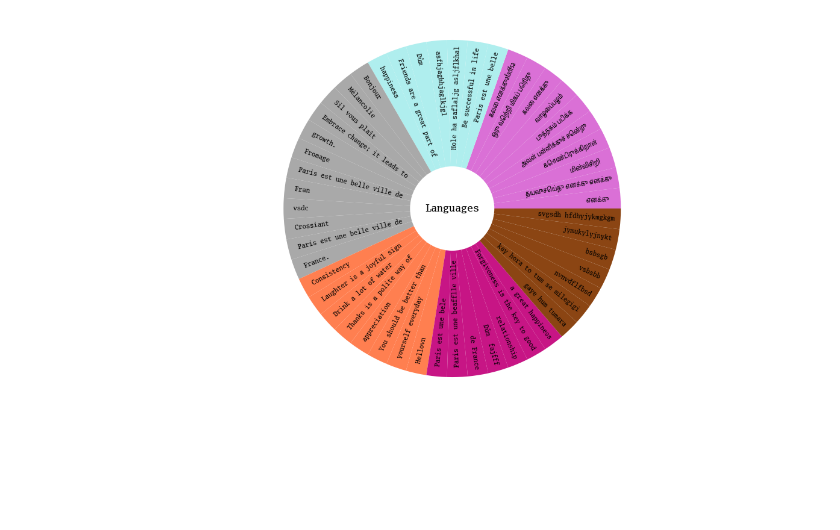
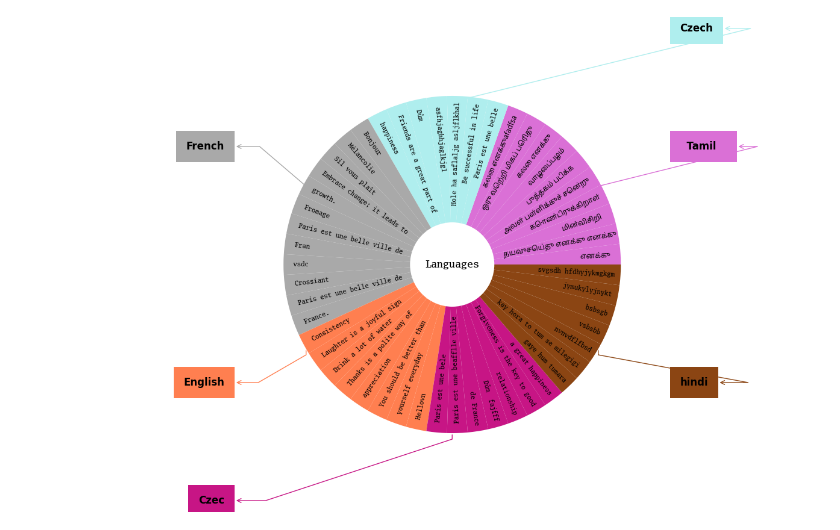
Before and after one commit to Pavan-RESTs/UK_Client, a Jupyter notebook: main.ipynb, the cells around one changed output. Saved outputs shown, nothing was run; the diff lists cells and outputs as text; code cells hidden in the pictures; blank space fills up the shorter version.

Commit message:
UFET: Changes in the angles of annotations

```diff
--- a/main.ipynb
+++ b/main.ipynb
@@ -38,10 +38,10 @@ def giveFig(wedge1, fileName, whitey=False, label12=False, lw=1, dpi1=300,l=7.2,
             print(i)
 
 
-    tamil_font_path = r"C:\Users\pavan\StudioProjects\Python Projects [Data Science]\Jupyter_Projects\UK_Client\Noto_Sans_Tamil\static\NotoSansTamil_ExtraCondensed-Regular.ttf"
+    tamil_font_path = r"Noto_Sans_Tamil/NotoSansTamil-VariableFont_wdth,wght.ttf"
     tamil_prop = fm.FontProperties(fname=tamil_font_path)
 
-    english_font_path = r"C:\Users\pavan\StudioProjects\Python Projects [Data Science]\Jupyter_Projects\UK_Client\Luxi-Mono\luximr.ttf"
+    english_font_path = r"Luxi-Mono/luximr.ttf"
     english_prop = fm.FontProperties(fname=english_font_path)
 
     english_prop.set_size(7.7)
@@ -157,8 +157,8 @@ def giveFig(wedge1, fileName, whitey=False, label12=False, lw=1, dpi1=300,l=7.2,
                     spaces_to_add_first = threshold - len(first_line)
                     spaces_to_add_second = threshold - len(second_line)
                     return f"{' ' * spaces_to_add_first*2}{'       '}{first_line}\n{' ' * spaces_to_add_second*2}{'           '}{second_line}{''}"
-                spaces = threshold - len(label)
-                return f" {' ' * spaces*2}{'        '}{label}"
+                spaces = threshold - len(label)-3
+                return f" {' ' * spaces*2}{''}{label}"
             else:
                 threshold = 31
                 if len(label) > threshold:
@@ -258,16 +258,17 @@ def giveFig(wedge1, fileName, whitey=False, label12=False, lw=1, dpi1=300,l=7.2,
     if label12:
         for i in range(num_columns):
             bbox_props = dict(boxstyle="square,pad=1", fc= 'white' if whitey else pie_colors[i], ec= 'black' if whitey else pie_colors[i], lw=lw)
-            kw = dict(arrowprops=dict(arrowstyle="-", color= 'black' if whitey else pie_colors[i]),
+            kw = dict(arrowprops=dict(arrowstyle="<-", color= 'black' if whitey else pie_colors[i]),
                       bbox=bbox_props, zorder=0, va="center")
             column_mean_angle = i * (360 / num_columns) + (180 / num_columns)
             index = int(len(outer_data) / num_columns * (i + 0.5))
             x = np.cos(np.deg2rad(column_mean_angle))
             y = np.sin(np.deg2rad(column_mean_angle))
             horizontal_alignment = {-1: "right", 1: "left"}[int(np.sign(x))]
-            connection_style = f"angle,angleA=0,angleB={90}"
+            # connection_style = f"angle,angleA=0,angleB={90}"
+            connection_style = f"arc,angleA=0,angleB=-90,armA=90,armB=10,rad=0"
             kw["arrowprops"].update({"connectionstyle": connection_style})
-            ax.annotate(categories[i], xy=(x, y), xytext=(1.35 * np.sign(x), 1.4 * y),
+            ax.annotate(categories[i], xy=(x,y), xytext=(1.35 * np.sign(x), 1.4 * y),
                         horizontalalignment=horizontal_alignment, verticalalignment='center', fontsize=12, fontweight='bold', **kw)
 
     plt.axis('equal')
@@ -276,32 +277,32 @@ def giveFig(wedge1, fileName, whitey=False, label12=False, lw=1, dpi1=300,l=7.2,
     cumulative_counts = np.cumsum(column_counts)
     for count in cumulative_counts[:-1]:
         angle = np.degrees(angles[count])
         x_inner = circle_radius * np.cos(np.deg2rad(angle))
         y_inner = circle_radius * np.sin(np.deg2rad(angle))
         x_outer = np.cos(np.deg2rad(angle))
         y_outer = np.sin(np.deg2rad(angle))
         line, = ax.plot([x_outer, x_inner], [y_outer, y_inner], color='black', linewidth=lw)
 
     last_column_count = cumulative_counts[-1]
     angle_index = last_column_count % len(angles)
     angle = np.degrees(angles[angle_index])
     x_inner = circle_radius * np.cos(np.deg2rad(angle))
     y_inner = circle_radius * np.sin(np.deg2rad(angle))
     x_outer = np.cos(np.deg2rad(angle))
     y_outer = np.sin(np.deg2rad(angle))
     line, = ax.plot([x_outer, x_inner], [y_outer, y_inner], color='black', linewidth=lw)
 
     circle = patches.Circle((0, 0), radius=circle_radius, edgecolor='black' if whitey else 'white', facecolor='white', linewidth=lw)
     ax.add_artist(circle)
 
     circle_radius1 = 1
     circle1 = patches.Circle((0, 0), radius=circle_radius1, edgecolor='black' if whitey else 'white', facecolor='none', linewidth=lw)
     ax.add_artist(circle1)
     plt.savefig('output.png', dpi=dpi1, bbox_inches='tight')
     plt.show()
 
 
 random.seed(38)
-giveFig(False, "Languages", False,False,lw=1,dpi1=100,l=15,b=8)
+giveFig(False, "Languages", False,True,lw=1,dpi1=100,l=15,b=8)
 # %% [output]
-[figure, old version]
+[figure, new version]
```
Also changed, not shown: 1 other file.
